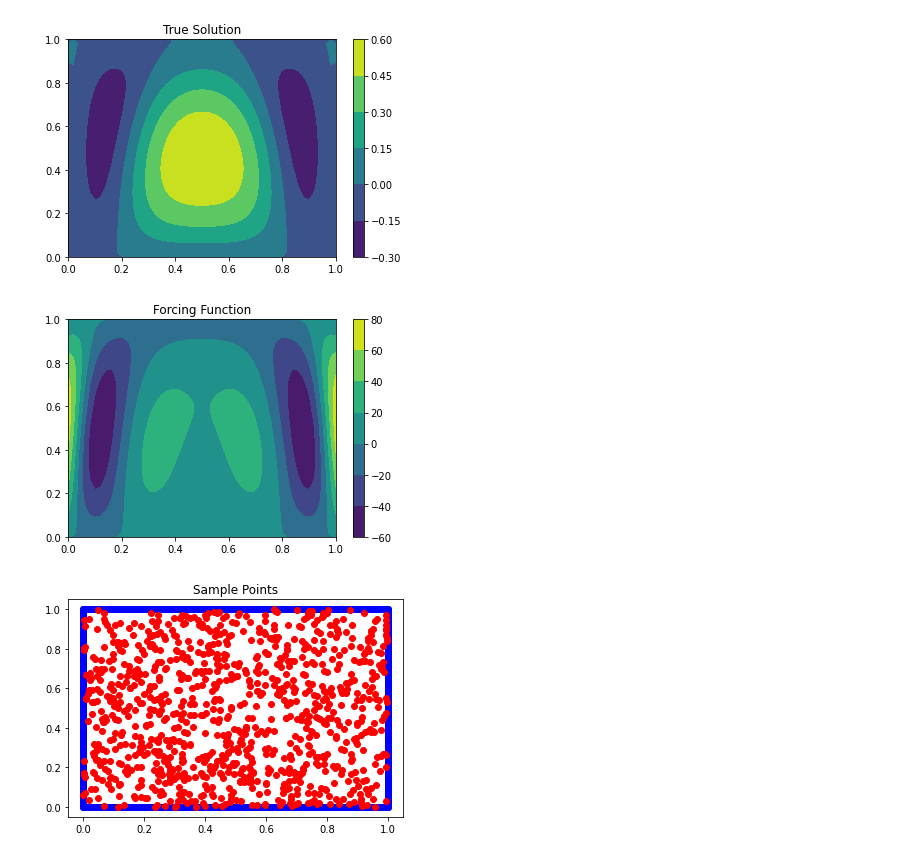
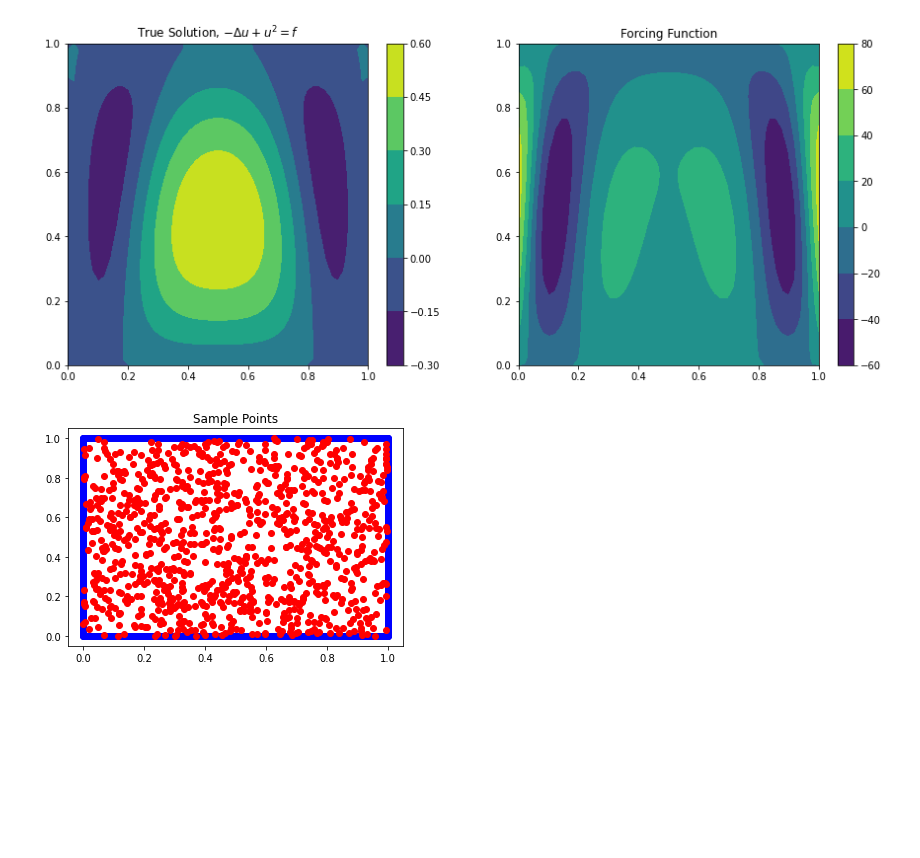
Before and after one commit to cade-b/kernel-pdes, a Jupyter notebook: nonlinear_example.ipynb, the cells around one changed output. Drawn from its saved outputs; the diff is of its cells as text; code cells hidden in the pictures; blank space fills up the shorter version.

```diff
--- a/nonlinear_example.ipynb
+++ b/nonlinear_example.ipynb
@@ -64,24 +64,25 @@ rhs_func = jit(jax.vmap(lambda u:laplacian(true_solution_single)(u)+true_solutio
 # %%
 m_interp=50
 xgrid,ygrid = np.linspace(0,1,m_interp),np.linspace(0,1,m_interp)
 meshX,meshY=np.meshgrid(xgrid,ygrid)
 
 interpolation_points = jnp.vstack([meshX.flatten(),meshY.flatten()]).T
 
 interp_solution=(true_solution(interpolation_points)).reshape(m_interp,m_interp)
 interp_rhs=(rhs_func(interpolation_points)).reshape(m_interp,m_interp)
 
-plt.title("True Solution")
-plt.contourf(meshX,meshY,interp_solution)
-plt.colorbar()
+fig, (ax1, ax2) = plt.subplots(1, 2,figsize=(15,6))
+plot1=ax1.contourf(meshX,meshY,interp_solution)
+ax1.set_title("True Solution, $-\Delta u + u^2 = f$")
+plt.colorbar(plot1,ax=ax1)
+plot2=ax2.contourf(meshX,meshY,interp_rhs)
+plt.colorbar(plot2,ax=ax2)
+
+ax2.set_title("Forcing Function")
+plt.savefig("nonlinear_setup.png")
 plt.show()
-plt.title("Forcing Function")
-plt.contourf(meshX,meshY,interp_rhs)
-plt.colorbar()
-plt.show()
 # %% [output]
-[figure, old version]
+[figure, new version]
-[figure, removed]
 # %%
 num_interior=1000
 num_per_boundary=300
```
Also changed, not shown: parts of 2 cells of this notebook, 7 other files.
